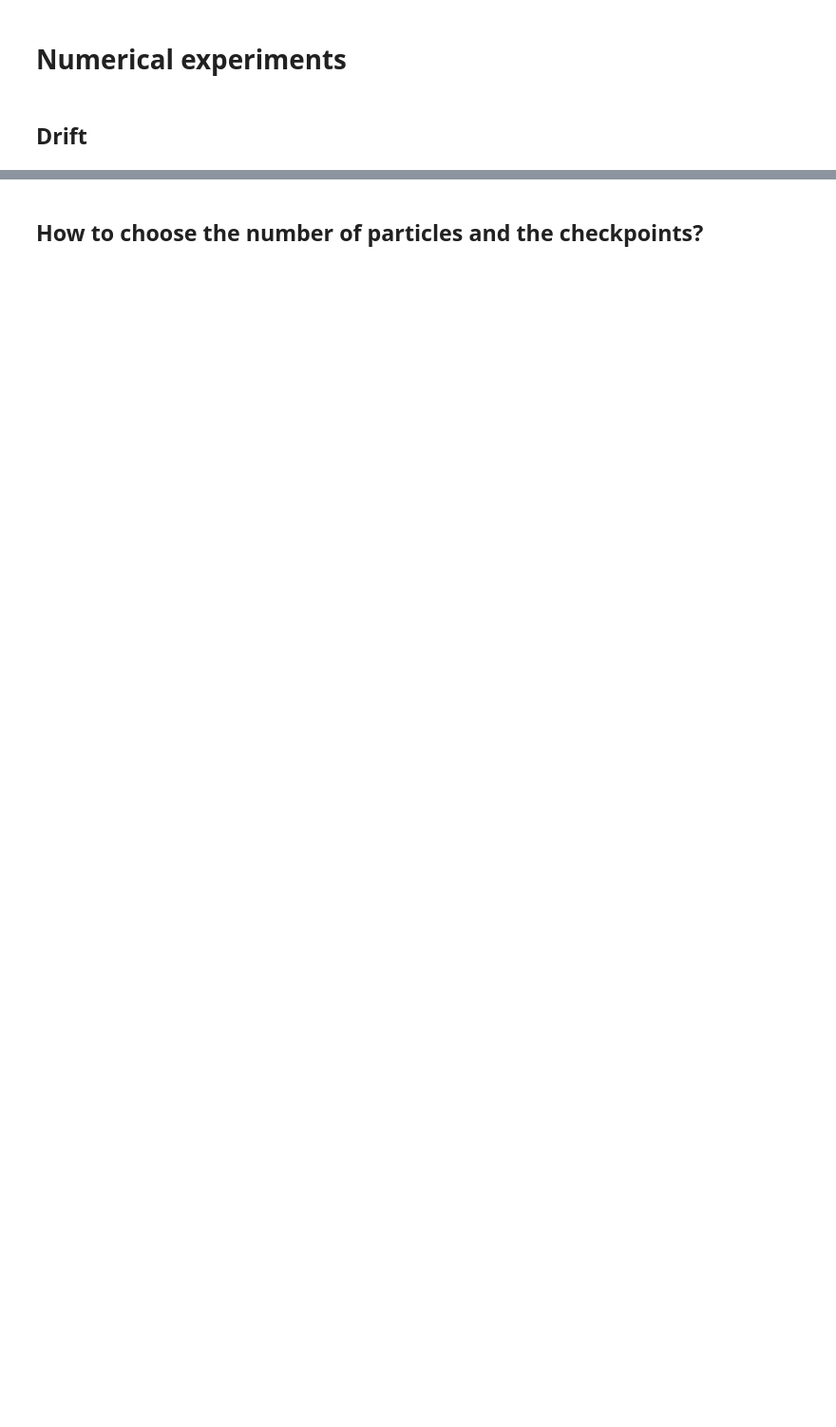
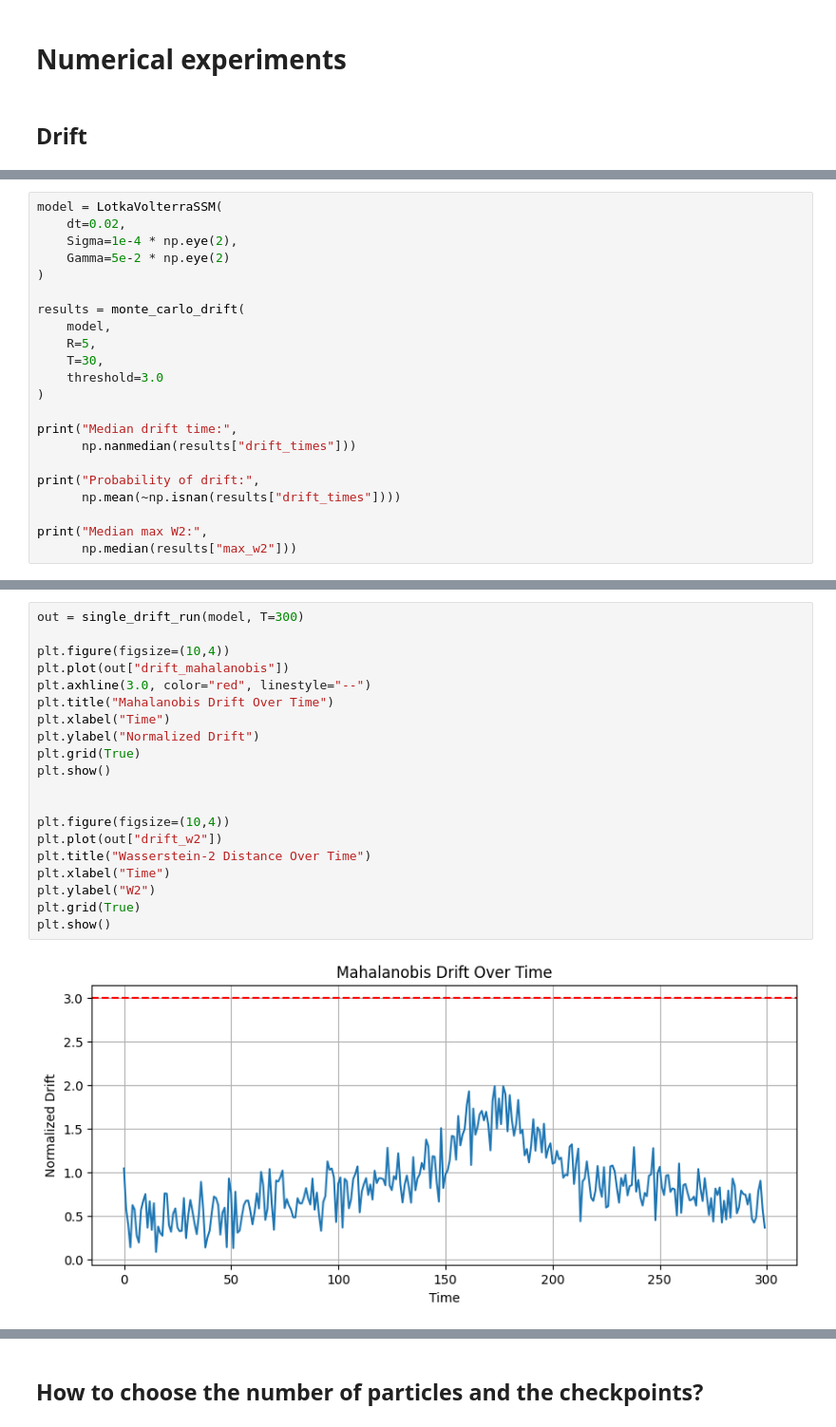
Before and after one commit to cnosa/BayesianSequentialLearning, a Jupyter notebook: Code/Modules/Examples/comparison_filters.ipynb, the cells around one changed output, grey strips where cells are left out. Shown at 95% size. Saved outputs shown, nothing was run; the diff lists cells and outputs as text; blank space fills up the shorter version.

```diff
--- a/Code/Modules/Examples/comparison_filters.ipynb
+++ b/Code/Modules/Examples/comparison_filters.ipynb
@@ -1439,0 +1453,22 @@ plt.show()
+# %%
+model = LotkaVolterraSSM(
+    dt=0.02,
+    Sigma=1e-4 * np.eye(2),
+    Gamma=5e-2 * np.eye(2)
+)
+
+results = monte_carlo_drift(
+    model,
+    R=5,
+    T=30,
+    threshold=3.0
+)
+
+print("Median drift time:",
+      np.nanmedian(results["drift_times"]))
+
+print("Probability of drift:",
+      np.mean(~np.isnan(results["drift_times"])))
+
+print("Median max W2:",
+      np.median(results["max_w2"]))
@@ -1439,0 +1484,22 @@ plt.show()
+# %%
+out = single_drift_run(model, T=300)
+
+plt.figure(figsize=(10,4))
+plt.plot(out["drift_mahalanobis"])
+plt.axhline(3.0, color="red", linestyle="--")
+plt.title("Mahalanobis Drift Over Time")
+plt.xlabel("Time")
+plt.ylabel("Normalized Drift")
+plt.grid(True)
+plt.show()
+
+
+plt.figure(figsize=(10,4))
+plt.plot(out["drift_w2"])
+plt.title("Wasserstein-2 Distance Over Time")
+plt.xlabel("Time")
+plt.ylabel("W2")
+plt.grid(True)
+plt.show()
+# %% [output]
+[figure, added]
```
Also changed, not shown: parts of 32 cells of this notebook.
